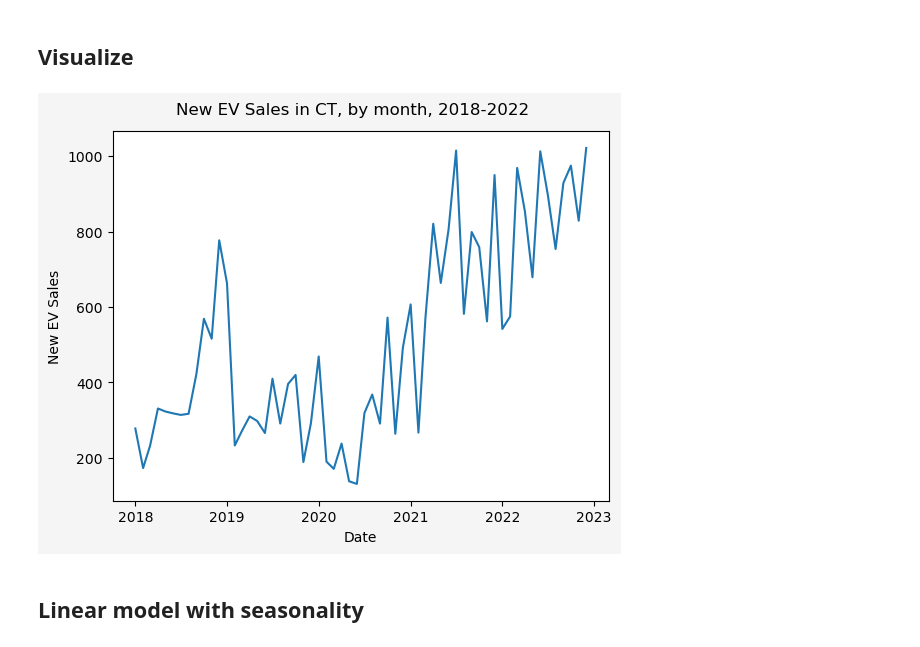
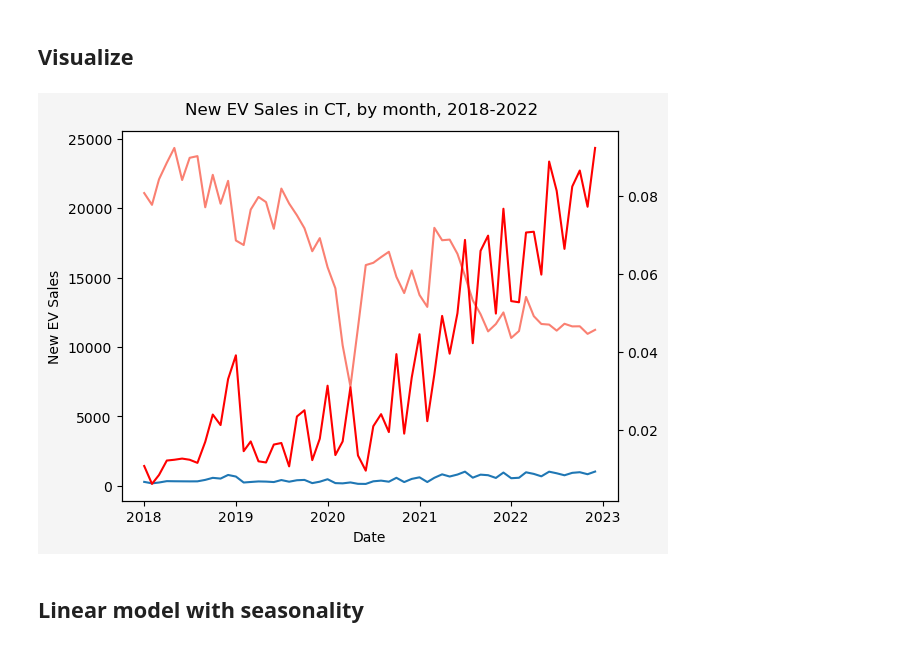
Before and after one commit to rajanoureddine/ctdot-tobin-yse, a Jupyter notebook: 4_forecasting/simple_forecast.ipynb, the cells around one changed output. Drawn from its saved outputs; the diff is of its cells as text; code cells hidden in the pictures.

```diff
--- a/4_forecasting/simple_forecast.ipynb
+++ b/4_forecasting/simple_forecast.ipynb
@@ -66,4 +66,5 @@ vehicle_sales_filled = vehicle_sales_filled.reset_index(drop=True)
 # %% [markdown]
 ### Prepare shares
 # %%
-total_by_zip = vehicle_sales_filled.groupby(["ZIP_CODE", "year", "month"]).sum()[["VEH_COUNT"]].reset_index()
+total_by_zip_yr_mth = vehicle_sales_filled.groupby(["ZIP_CODE", "year", "month"]).sum()[["VEH_COUNT"]].reset_index()
+total_by_yr_mth = vehicle_sales_filled.groupby(["year", "month"]).sum()[["VEH_COUNT"]].reset_index()
@@ -107,3 +78,10 @@ vehicle_sales_filled = vehicle_sales_filled.merge(total_by_zip,
+# %%
+# Add the total vehicles sold
+vehicle_sales_filled = vehicle_sales_filled.merge(total_by_yr_mth,
+                                                  left_on = ["year", "month"],
+                                                  right_on = ["year", "month"],
+                                                  how = 'left').rename(columns = {"VEH_COUNT_y" : "TOTAL_VEH_COUNT_YEAR_MONTH",
+                                                                                 "VEH_COUNT_x" : "VEH_COUNT"})
 # %%
 # Calculate the share
 def f(veh_cnt, total_veh_cnt):
@@ -115,5 +93,5 @@ def f(veh_cnt, total_veh_cnt):
     except:
         return np.NaN
 
-vehicle_sales_filled["share"] = vehicle_sales_filled.apply(lambda x: f(x.VEH_COUNT, x.TOTAL_VEH_COUNT), axis = 1)
-vehicle_sales_filled
+vehicle_sales_filled["share_in_zip_yr_mth"] = vehicle_sales_filled.apply(lambda x: f(x.VEH_COUNT, x.TOTAL_VEH_COUNT), axis = 1)
+vehicle_sales_filled["share_in_yr_mth"] = vehicle_sales_filled.apply(lambda x: f(x.VEH_COUNT, x.TOTAL_VEH_COUNT_YEAR_MONTH), axis = 1)
@@ -147,9 +143,9 @@ ev_sales_filled.loc[:,"date"] = pd.to_datetime(ev_sales_filled[["year", "month",
 ### Group by Year (for plotting)
 # %%
 # Group all observations by date (to allow plotting)
-ev_sales_zip_grouped = ev_sales.groupby(["date"]).sum()
+ev_sales_zip_grouped = ev_sales_filled.groupby(["date", "TOTAL_VEH_COUNT_YEAR_MONTH"]).sum()
 ev_sales_zip_grouped = ev_sales_zip_grouped.reset_index()
-ev_sales_zip_grouped = ev_sales_zip_grouped[["date", "VEH_COUNT"]]
+ev_sales_zip_grouped = ev_sales_zip_grouped[["date", "VEH_COUNT", "share_in_yr_mth", "TOTAL_VEH_COUNT_YEAR_MONTH"]]
 # %%
 ev_sales[ev_sales["year"]==2021]["VEH_COUNT"].sum()
 # %% [output]
@@ -217,19 +235,22 @@ predict_data.loc[~(dates > datetime.datetime(2020,7,1)), "post_jun_2020"] = Fals
 # %%
 # Create figure and axes
 fig, ax = plt.subplots(nrows = 1, ncols = 1, facecolor = 'whitesmoke')
+ax2 = ax.twinx()
 
 # Add plot
-ax.plot(ev_sales_zip_grouped["date"], ev_sales_zip_grouped["VEH_COUNT"])
+ax.plot(ev_sales_zip_grouped["date"], ev_sales_zip_grouped["VEH_COUNT"], label = "EV Sales")
+ax.plot(ev_sales_zip_grouped["date"], ev_sales_zip_grouped["TOTAL_VEH_COUNT_YEAR_MONTH"], label = "Total sales", color = 'salmon')
+ax2.plot(ev_sales_zip_grouped["date"], ev_sales_zip_grouped["share_in_yr_mth"], label = "Share", color = 'red')
 ax.set_xlabel("Date")
 ax.set_ylabel("New EV Sales")
 
 # Create title
 fig.suptitle("New EV Sales in CT, by month, 2018-2022", y = 0.94)
 
 # Show
 plt.show()
 # %% [output]
-[figure, old version]
+[figure, new version]
 # %% [markdown]
 ## Linear model with seasonality
 # %% [markdown]
```
Also changed, not shown: parts of 23 cells of this notebook, 2 other files.
